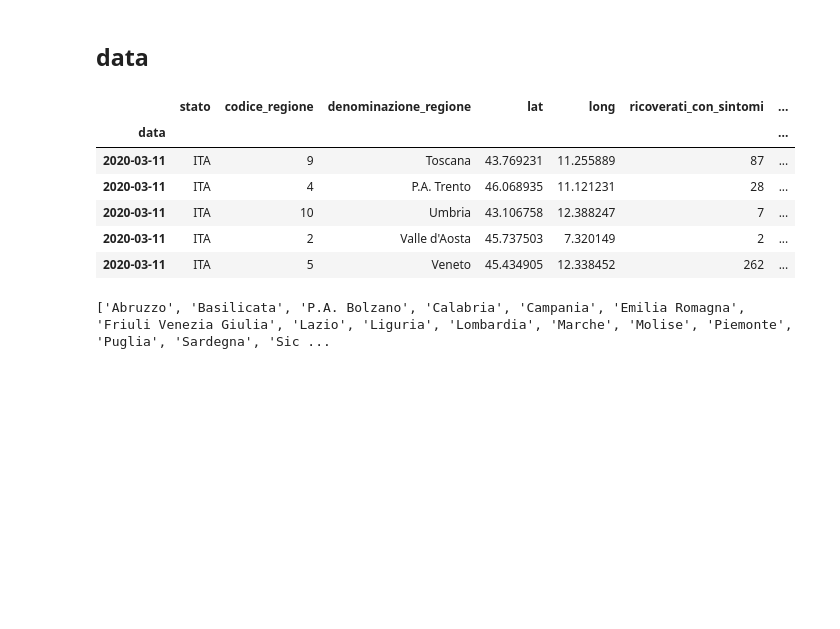
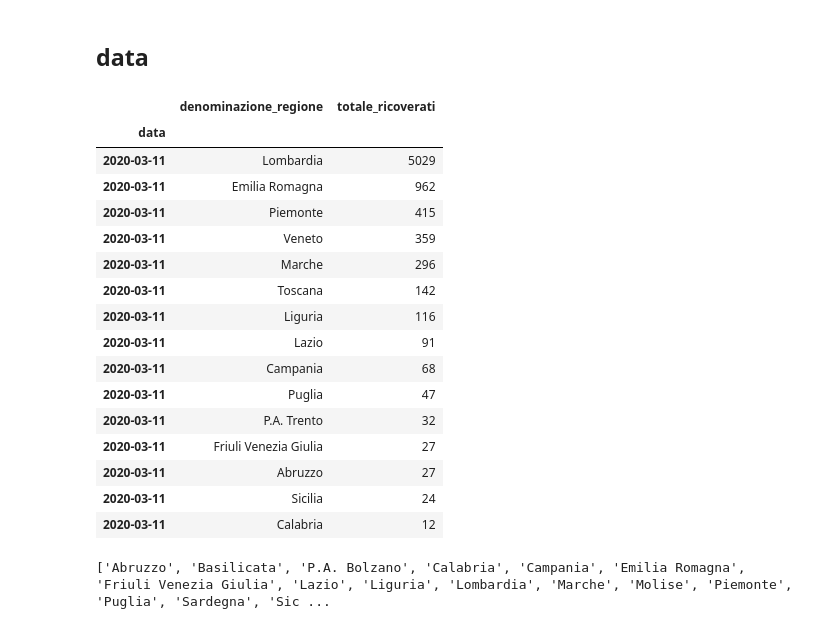
Before and after one commit to alexamici/covid-19-notebooks, a Jupyter notebook: notebooks/italy-regions-situation-report.ipynb, the cells around one changed output. Drawn from its saved outputs; the diff is of its cells as text; code cells hidden in the pictures; blank space fills up the shorter version.

```diff
--- a/notebooks/italy-regions-situation-report.ipynb
+++ b/notebooks/italy-regions-situation-report.ipynb
@@ -28,19 +28,29 @@ date_italy_regions_path = 'dpc-covid19-ita-regioni.csv'
 # %%
 data_italy_regions = pd.read_csv(date_italy_regions_path, parse_dates=['data'], index_col=['data'])
 data_italy_regions['totale_terapia_intensiva'] = data_italy_regions['terapia_intensiva'] + data_italy_regions['deceduti']
 data_italy_regions['totale_ricoverati'] = data_italy_regions['ricoverati_con_sintomi'] + data_italy_regions['totale_terapia_intensiva']
 
 data_italy_regions.index = data_italy_regions.index.normalize()
 
-data_italy_regions.tail()
+data_italy_regions.loc[data_italy_regions.index.max()].sort_values('totale_ricoverati', ascending=False)[['denominazione_regione', 'totale_ricoverati']].head(15)
 # %% [output]
-|  | stato | codice_regione | denominazione_regione | lat | long | ricoverati_con_sintomi | ... |
-| data |  |  |  |  |  |  | ... |
-| 2020-03-11 | ITA | 9 | Toscana | 43.769231 | 11.255889 | 87 | ... |
-| 2020-03-11 | ITA | 4 | P.A. Trento | 46.068935 | 11.121231 | 28 | ... |
-| 2020-03-11 | ITA | 10 | Umbria | 43.106758 | 12.388247 | 7 | ... |
-| 2020-03-11 | ITA | 2 | Valle d'Aosta | 45.737503 | 7.320149 | 2 | ... |
-| 2020-03-11 | ITA | 5 | Veneto | 45.434905 | 12.338452 | 262 | ... |
+|  | denominazione_regione | totale_ricoverati |
+| data |  |  |
+| 2020-03-11 | Lombardia | 5029 |
+| 2020-03-11 | Emilia Romagna | 962 |
+| 2020-03-11 | Piemonte | 415 |
+| 2020-03-11 | Veneto | 359 |
+| 2020-03-11 | Marche | 296 |
+| 2020-03-11 | Toscana | 142 |
+| 2020-03-11 | Liguria | 116 |
+| 2020-03-11 | Lazio | 91 |
+| 2020-03-11 | Campania | 68 |
+| 2020-03-11 | Puglia | 47 |
+| 2020-03-11 | P.A. Trento | 32 |
+| 2020-03-11 | Friuli Venezia Giulia | 27 |
+| 2020-03-11 | Abruzzo | 27 |
+| 2020-03-11 | Sicilia | 24 |
+| 2020-03-11 | Calabria | 12 |
 # %%
 regions = data_italy_regions['denominazione_regione'].unique().tolist()
 print(regions)
```
Also changed, not shown: parts of 4 cells of this notebook, 1 other file.
